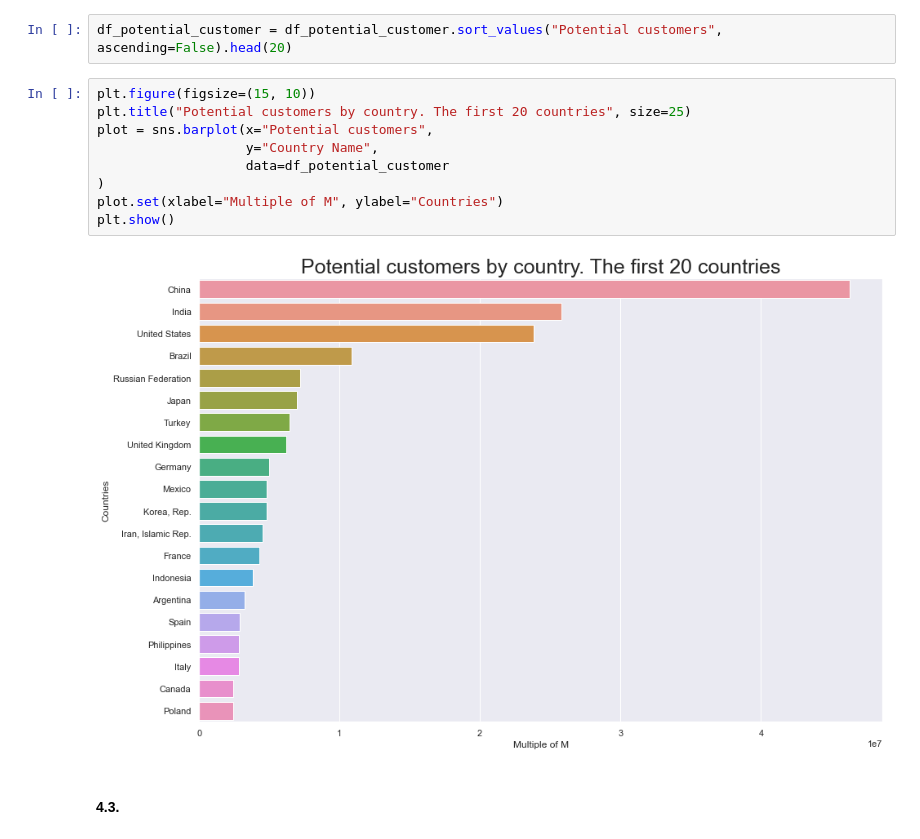
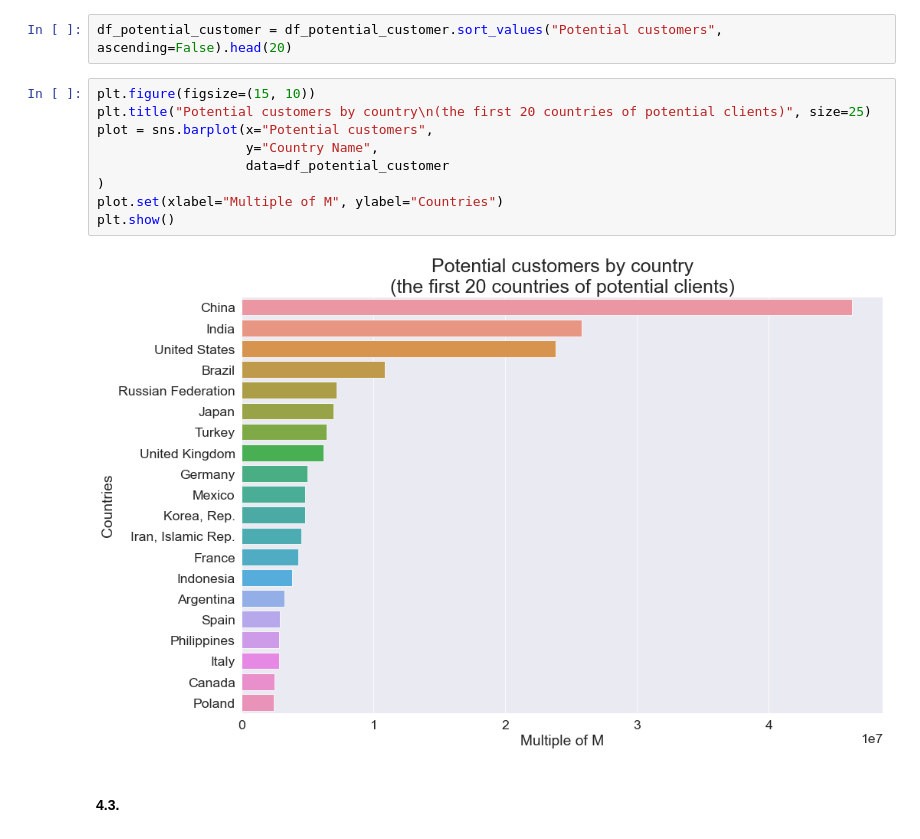
Before and after one commit to samirhinojosa/OC-P2-education-statistics, a Jupyter notebook: notebook.ipynb, the cells around one changed output. Saved outputs shown, nothing was run; the diff lists cells and outputs as text.

```diff
--- a/notebook.ipynb
+++ b/notebook.ipynb
@@ -1236,15 +1237,15 @@ df_potential_customer["Potential customers"] = (df_countries_to_work["UIS.E.3"]
 df_potential_customer = df_potential_customer.sort_values("Potential customers", ascending=False).head(20)
 # %%
 plt.figure(figsize=(15, 10))
-plt.title("Potential customers by country. The first 20 countries", size=25)
+plt.title("Potential customers by country\n(the first 20 countries of potential clients)", size=25)
 plot = sns.barplot(x="Potential customers",
                    y="Country Name",
                    data=df_potential_customer
 )
 plot.set(xlabel="Multiple of M", ylabel="Countries")
 plt.show()
 # %% [output]
-[figure, old version]
+[figure, new version]
 # %% [markdown]
 #### 4.3.
 # %% [markdown]
```
Also changed, not shown: parts of 15 cells of this notebook.
